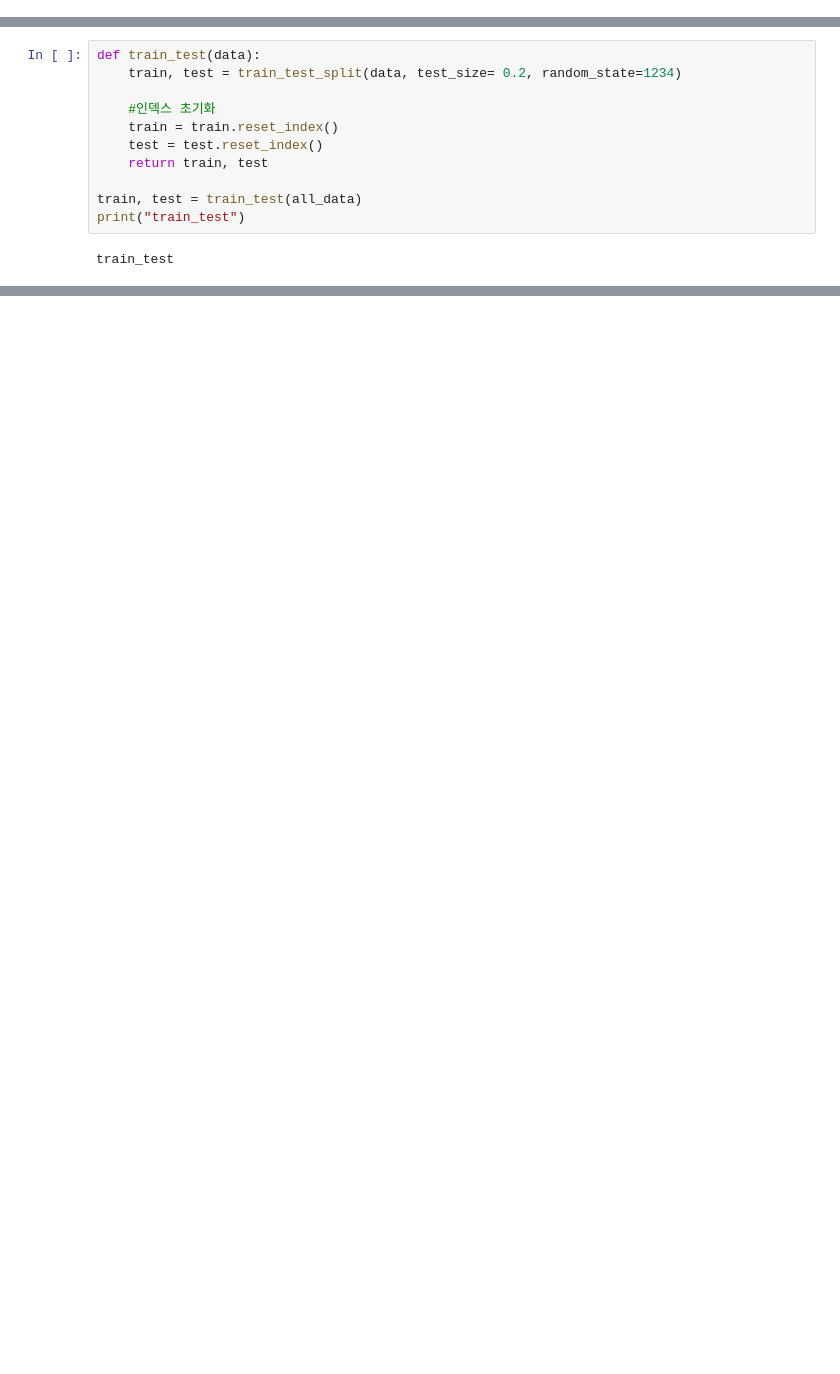
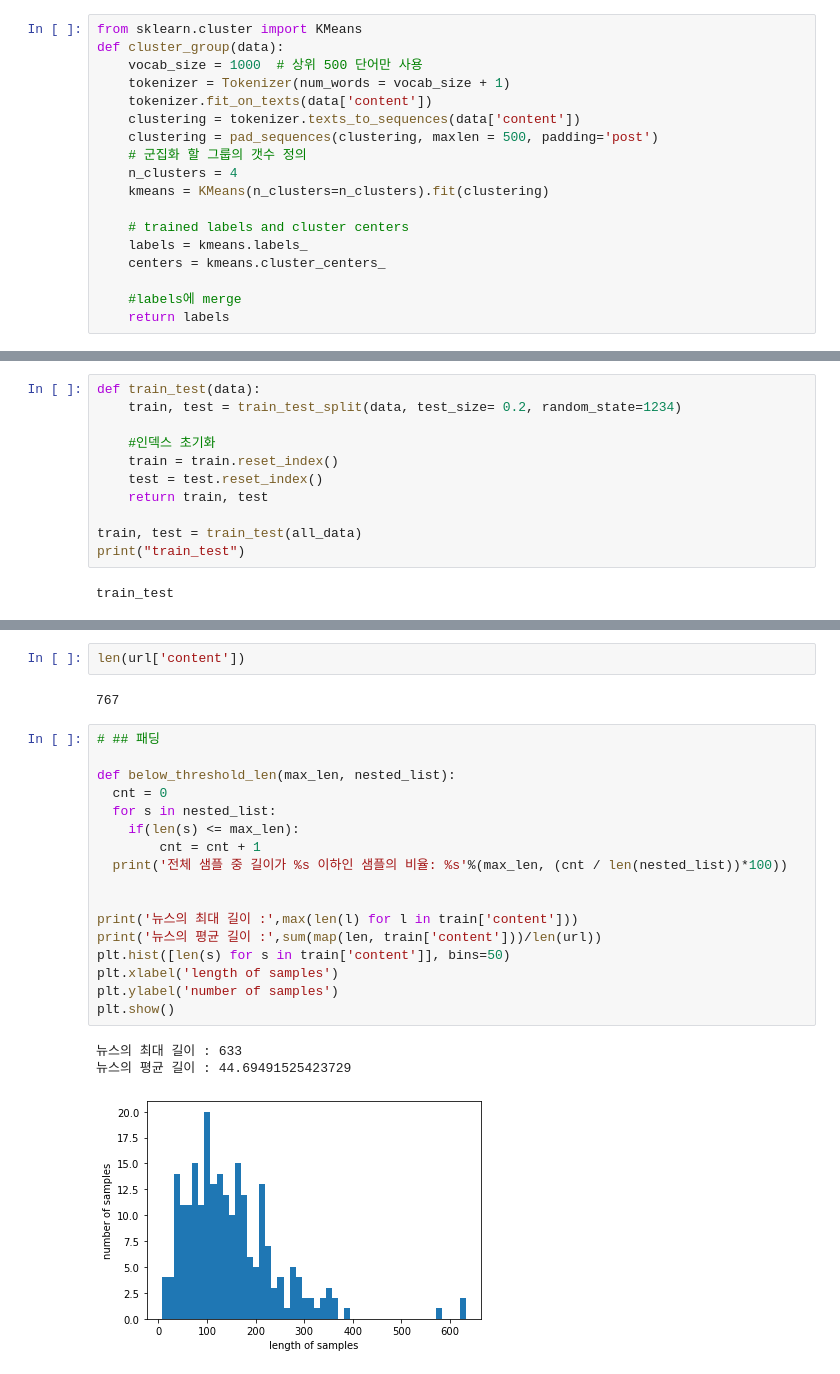
Before and after one commit to octomun/NewsAnalytics, a Jupyter notebook: project/news_an.ipynb, the cells around one changed output, grey strips where cells are left out. Drawn from its saved outputs; the diff is of its cells as text; blank space fills up the shorter version.

```diff
--- a/project/news_an.ipynb
+++ b/project/news_an.ipynb
@@ -84,0 +180,18 @@ Pretreatment
+# %%
+from sklearn.cluster import KMeans
+def cluster_group(data):
+    vocab_size = 1000  # 상위 500 단어만 사용
+    tokenizer = Tokenizer(num_words = vocab_size + 1)
+    tokenizer.fit_on_texts(data['content'])
+    clustering = tokenizer.texts_to_sequences(data['content'])
+    clustering = pad_sequences(clustering, maxlen = 500, padding='post')
+    # 군집화 할 그룹의 갯수 정의
+    n_clusters = 4
+    kmeans = KMeans(n_clusters=n_clusters).fit(clustering)
+
+    # trained labels and cluster centers
+    labels = kmeans.labels_
+    centers = kmeans.cluster_centers_
+
+    #labels에 merge
+    return labels
@@ -254,0 +405,25 @@ train_test
+# %%
+len(url['content'])
+# %% [output]
+767
+# %%
+# ## 패딩
+
+def below_threshold_len(max_len, nested_list):
+  cnt = 0
+  for s in nested_list:
+    if(len(s) <= max_len):
+        cnt = cnt + 1
+  print('전체 샘플 중 길이가 %s 이하인 샘플의 비율: %s'%(max_len, (cnt / len(nested_list))*100))
+
+
+print('뉴스의 최대 길이 :',max(len(l) for l in train['content']))
+print('뉴스의 평균 길이 :',sum(map(len, train['content']))/len(url))
+plt.hist([len(s) for s in train['content']], bins=50)
+plt.xlabel('length of samples')
+plt.ylabel('number of samples')
+plt.show()
+# %% [output]
+뉴스의 최대 길이 : 633
+뉴스의 평균 길이 : 44.69491525423729
+[figure, added]
```
Also changed, not shown: parts of 40 cells of this notebook, 2 other files.
